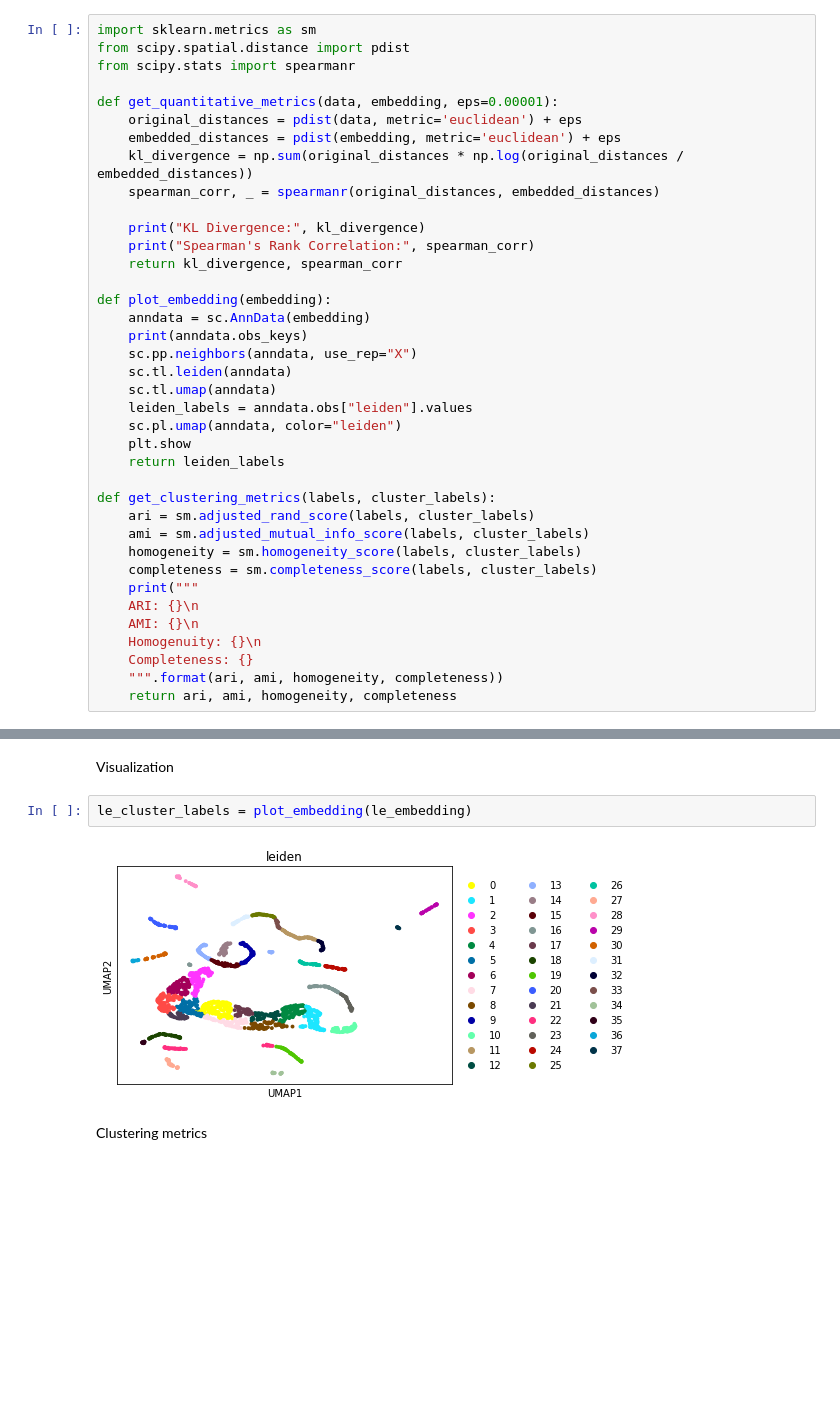
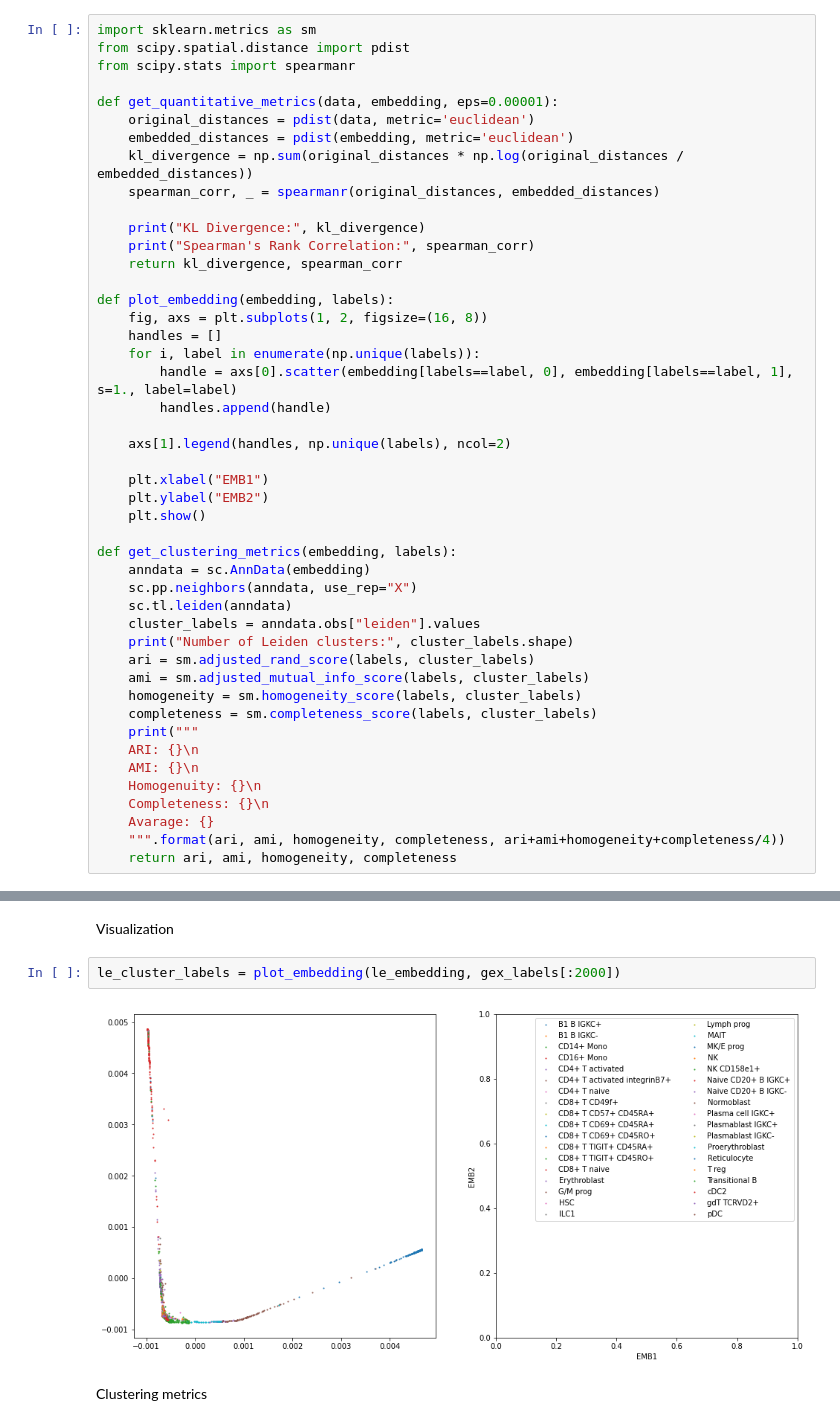
Before and after one commit to just1ce415/MMML_project, a Jupyter notebook: demo_notebook.ipynb, the cells around one changed output, grey strips where cells are left out. Saved outputs shown, nothing was run; the diff lists cells and outputs as text; blank space fills up the shorter version.

```diff
--- a/demo_notebook.ipynb
+++ b/demo_notebook.ipynb
@@ -66,8 +54,8 @@ from scipy.spatial.distance import pdist
 from scipy.stats import spearmanr
 
 def get_quantitative_metrics(data, embedding, eps=0.00001):
-    original_distances = pdist(data, metric='euclidean') + eps
-    embedded_distances = pdist(embedding, metric='euclidean') + eps
+    original_distances = pdist(data, metric='euclidean')
+    embedded_distances = pdist(embedding, metric='euclidean')
     kl_divergence = np.sum(original_distances * np.log(original_distances / embedded_distances))
     spearman_corr, _ = spearmanr(original_distances, embedded_distances)
 
@@ -75,18 +63,25 @@ def get_quantitative_metrics(data, embedding, eps=0.00001):
     print("Spearman's Rank Correlation:", spearman_corr)
     return kl_divergence, spearman_corr
 
-def plot_embedding(embedding):
+def plot_embedding(embedding, labels):
+    fig, axs = plt.subplots(1, 2, figsize=(16, 8))
+    handles = []
+    for i, label in enumerate(np.unique(labels)):
+        handle = axs[0].scatter(embedding[labels==label, 0], embedding[labels==label, 1], s=1., label=label)
+        handles.append(handle)
+
+    axs[1].legend(handles, np.unique(labels), ncol=2)
+
+    plt.xlabel("EMB1")
+    plt.ylabel("EMB2")
+    plt.show()
+
+def get_clustering_metrics(embedding, labels):
     anndata = sc.AnnData(embedding)
-    print(anndata.obs_keys)
     sc.pp.neighbors(anndata, use_rep="X")
     sc.tl.leiden(anndata)
-    sc.tl.umap(anndata)
-    leiden_labels = anndata.obs["leiden"].values
-    sc.pl.umap(anndata, color="leiden")
-    plt.show
-    return leiden_labels
-
-def get_clustering_metrics(labels, cluster_labels):
+    cluster_labels = anndata.obs["leiden"].values
+    print("Number of Leiden clusters:", cluster_labels.shape)
     ari = sm.adjusted_rand_score(labels, cluster_labels)
     ami = sm.adjusted_mutual_info_score(labels, cluster_labels)
     homogeneity = sm.homogeneity_score(labels, cluster_labels)
@@ -95,8 +90,9 @@ def get_clustering_metrics(labels, cluster_labels):
     ARI: {}\n
     AMI: {}\n
     Homogenuity: {}\n
-    Completeness: {}
-    """.format(ari, ami, homogeneity, completeness))
+    Completeness: {}\n
+    Avarage: {}
+    """.format(ari, ami, homogeneity, completeness, ari+ami+homogeneity+completeness/4))
     return ari, ami, homogeneity, completeness
 # %% [markdown]
 ### t-SNE
@@ -135,9 +131,9 @@ Spearman's Rank Correlation: 0.7549299758652686
 # %% [markdown]
 Visualization
 # %%
-le_cluster_labels = plot_embedding(le_embedding)
+le_cluster_labels = plot_embedding(le_embedding, gex_labels[:2000])
 # %% [output]
-[figure, old version]
+[figure, new version]
 # %% [markdown]
 Clustering metrics
 # %%
```
Also changed, not shown: parts of 6 cells of this notebook, 1 other file.
